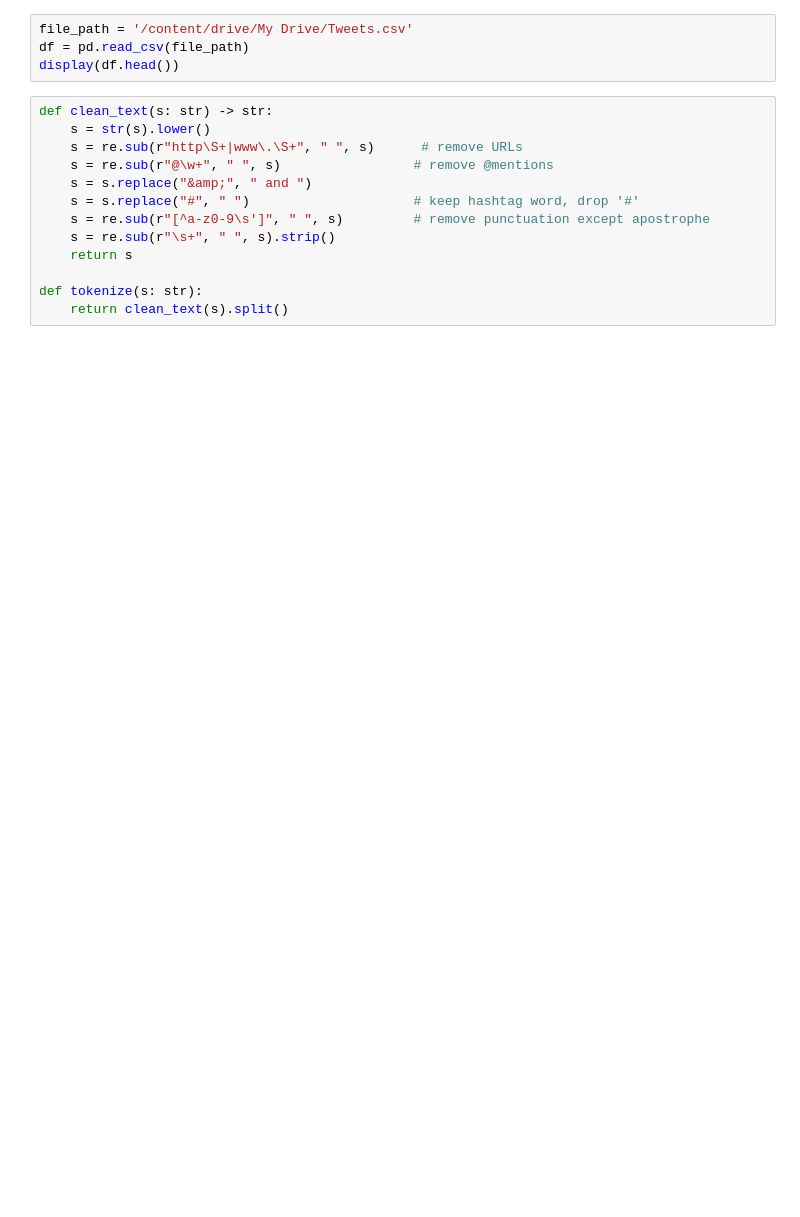
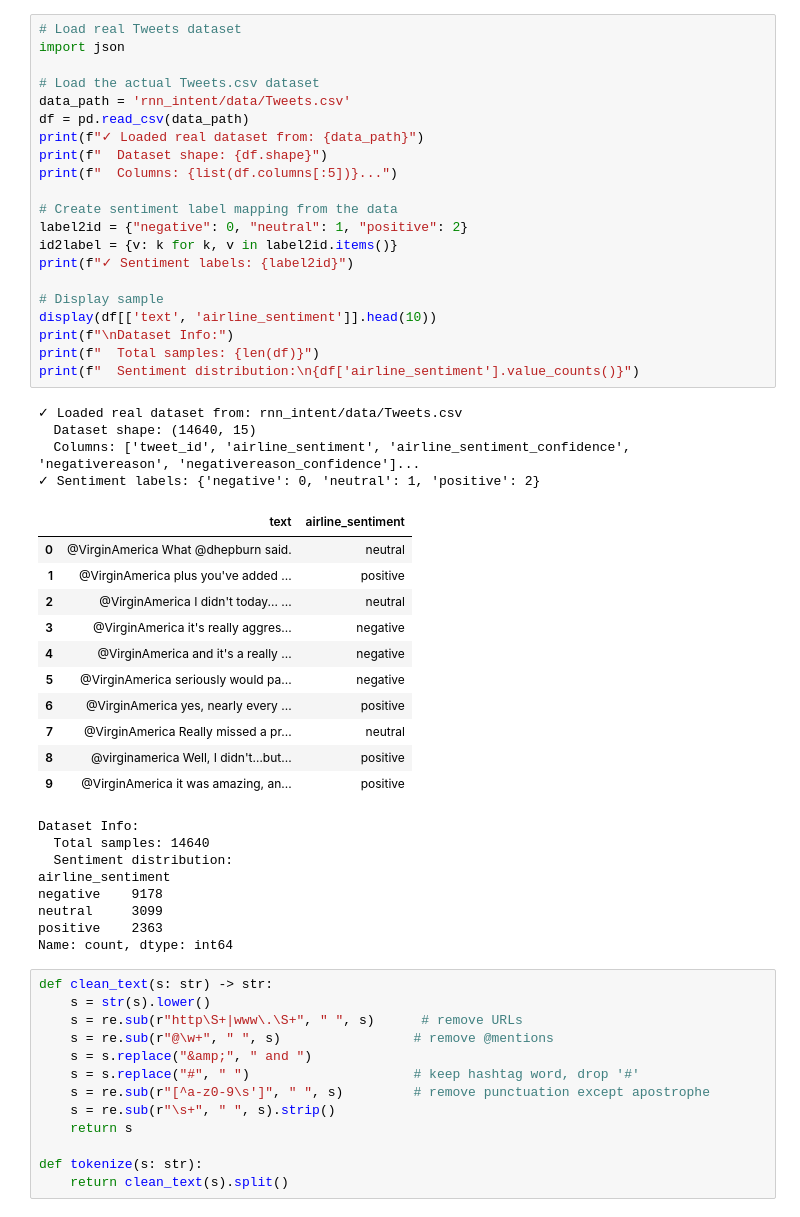
Before and after one commit to JX-007/CVNL_Assignment2_GP03, a Jupyter notebook: models/EmotionalAnalysis.ipynb, the cells around one changed output. Drawn from its saved outputs; the diff is of its cells as text; blank space fills up the shorter version.

```diff
--- a/models/EmotionalAnalysis.ipynb
+++ b/models/EmotionalAnalysis.ipynb
@@ -31,7 +30,48 @@ ModuleNotFoundError: No module named 'pandas'
-# %%
-file_path = '/content/drive/My Drive/Tweets.csv'
-df = pd.read_csv(file_path)
-display(df.head())
+# %%
+# Load real Tweets dataset
+import json
+
+# Load the actual Tweets.csv dataset
+data_path = 'rnn_intent/data/Tweets.csv'
+df = pd.read_csv(data_path)
+print(f"✓ Loaded real dataset from: {data_path}")
+print(f"  Dataset shape: {df.shape}")
+print(f"  Columns: {list(df.columns[:5])}...")
+
+# Create sentiment label mapping from the data
+label2id = {"negative": 0, "neutral": 1, "positive": 2}
+id2label = {v: k for k, v in label2id.items()}
+print(f"✓ Sentiment labels: {label2id}")
+
+# Display sample
+display(df[['text', 'airline_sentiment']].head(10))
+print(f"\nDataset Info:")
+print(f"  Total samples: {len(df)}")
+print(f"  Sentiment distribution:\n{df['airline_sentiment'].value_counts()}")
+# %% [output]
+✓ Loaded real dataset from: rnn_intent/data/Tweets.csv
+  Dataset shape: (14640, 15)
+  Columns: ['tweet_id', 'airline_sentiment', 'airline_sentiment_confidence', 'negativereason', 'negativereason_confidence']...
+✓ Sentiment labels: {'negative': 0, 'neutral': 1, 'positive': 2}
+|  | text | airline_sentiment |
+| 0 | @VirginAmerica What @dhepburn said. | neutral |
+| 1 | @VirginAmerica plus you've added ... | positive |
+| 2 | @VirginAmerica I didn't today... ... | neutral |
+| 3 | @VirginAmerica it's really aggres... | negative |
+| 4 | @VirginAmerica and it's a really ... | negative |
+| 5 | @VirginAmerica seriously would pa... | negative |
+| 6 | @VirginAmerica yes, nearly every ... | positive |
+| 7 | @VirginAmerica Really missed a pr... | neutral |
+| 8 | @virginamerica Well, I didn't…but... | positive |
+| 9 | @VirginAmerica it was amazing, an... | positive |
+Dataset Info:
+  Total samples: 14640
+  Sentiment distribution:
+airline_sentiment
+negative    9178
+neutral     3099
+positive    2363
+Name: count, dtype: int64
 # %%
 def clean_text(s: str) -> str:
     s = str(s).lower()
```
Also changed, not shown: parts of 9 cells of this notebook, 11 other files.
